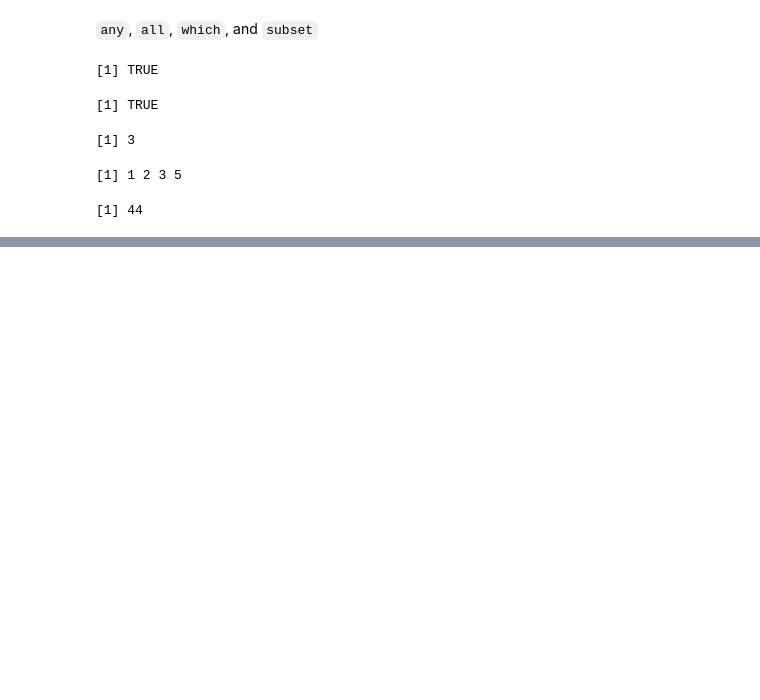
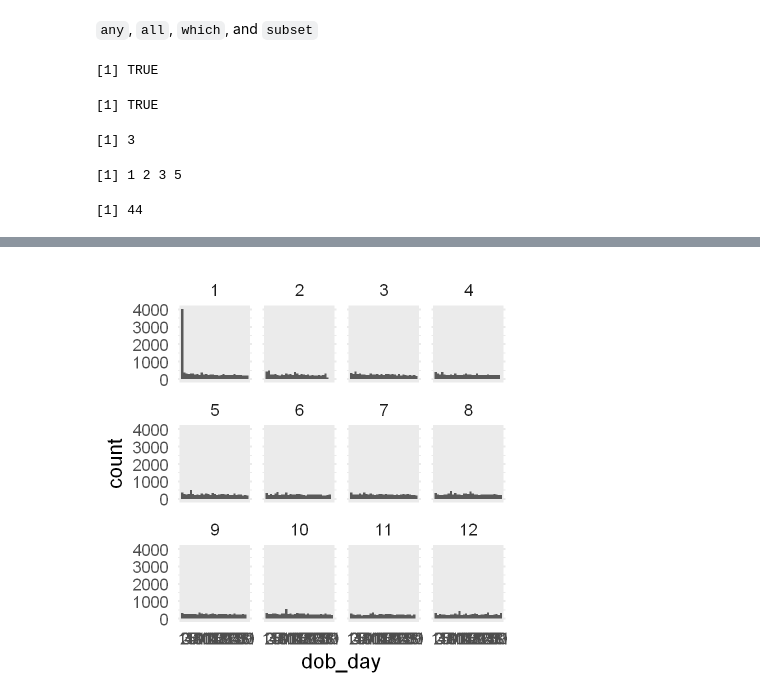
Before and after one commit to birbarino/R-Projects, a Jupyter notebook: intro-to-r/intro-to-r.ipynb, the cells around one changed output, grey strips where cells are left out. Cells and saved outputs as stored; diff of their text form; code cells hidden in the pictures; blank space fills up the shorter version.

```diff
--- a/intro-to-r/intro-to-r.ipynb
+++ b/intro-to-r/intro-to-r.ipynb
@@ -218,0 +723,7 @@ subset(heights, lengths > 101)  # returns second element,
+# %%
+ggplot(data=fb, aes(x=dob_day)) +
+geom_histogram(binwidth=1) +
+scale_x_continuous(breaks=1:31) +
+facet_wrap(~dob_month, ncol=4)
+# %% [output]
+[figure, added]
```
Also changed, not shown: parts of 74 cells of this notebook, 2 other files.
